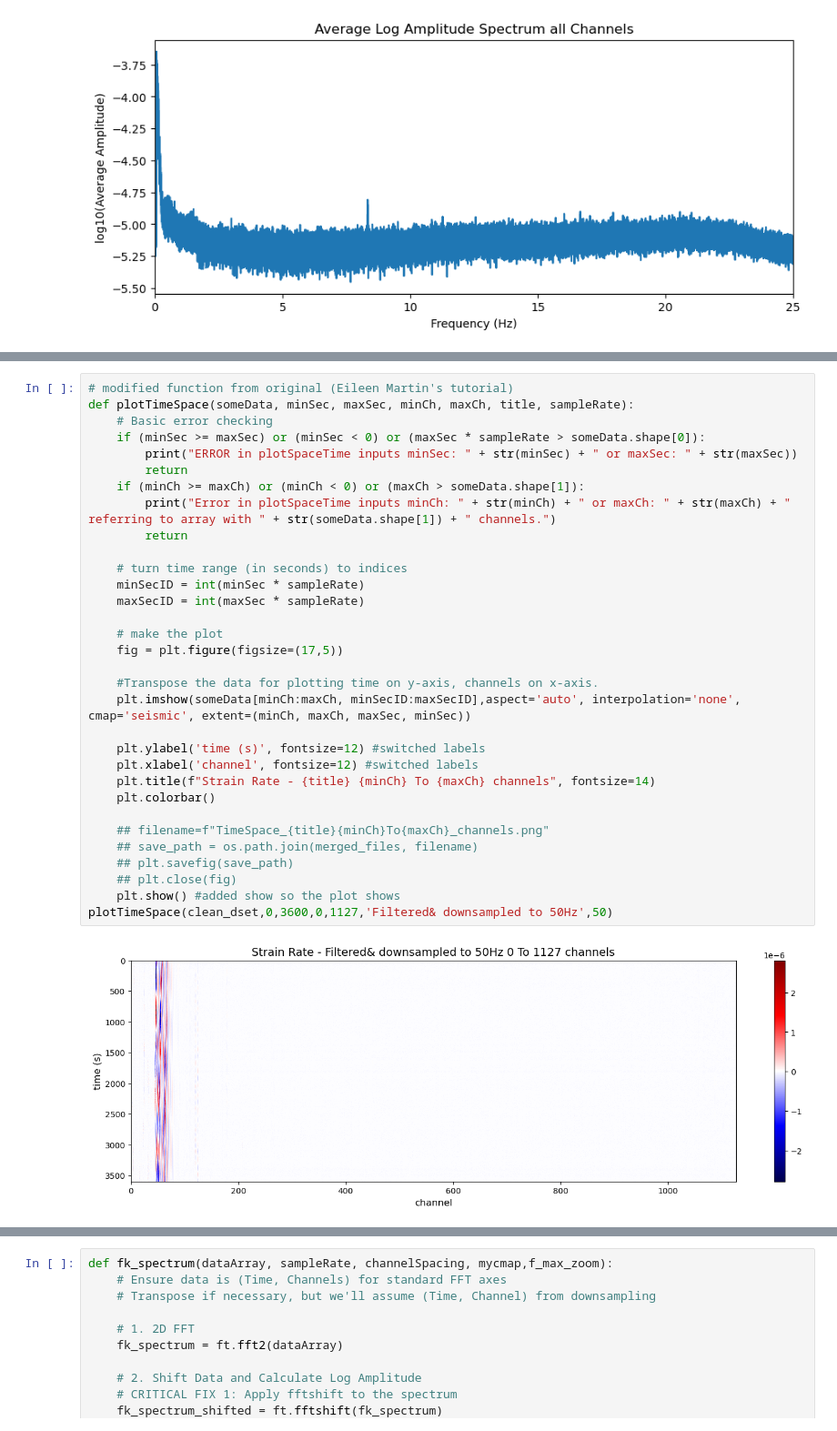
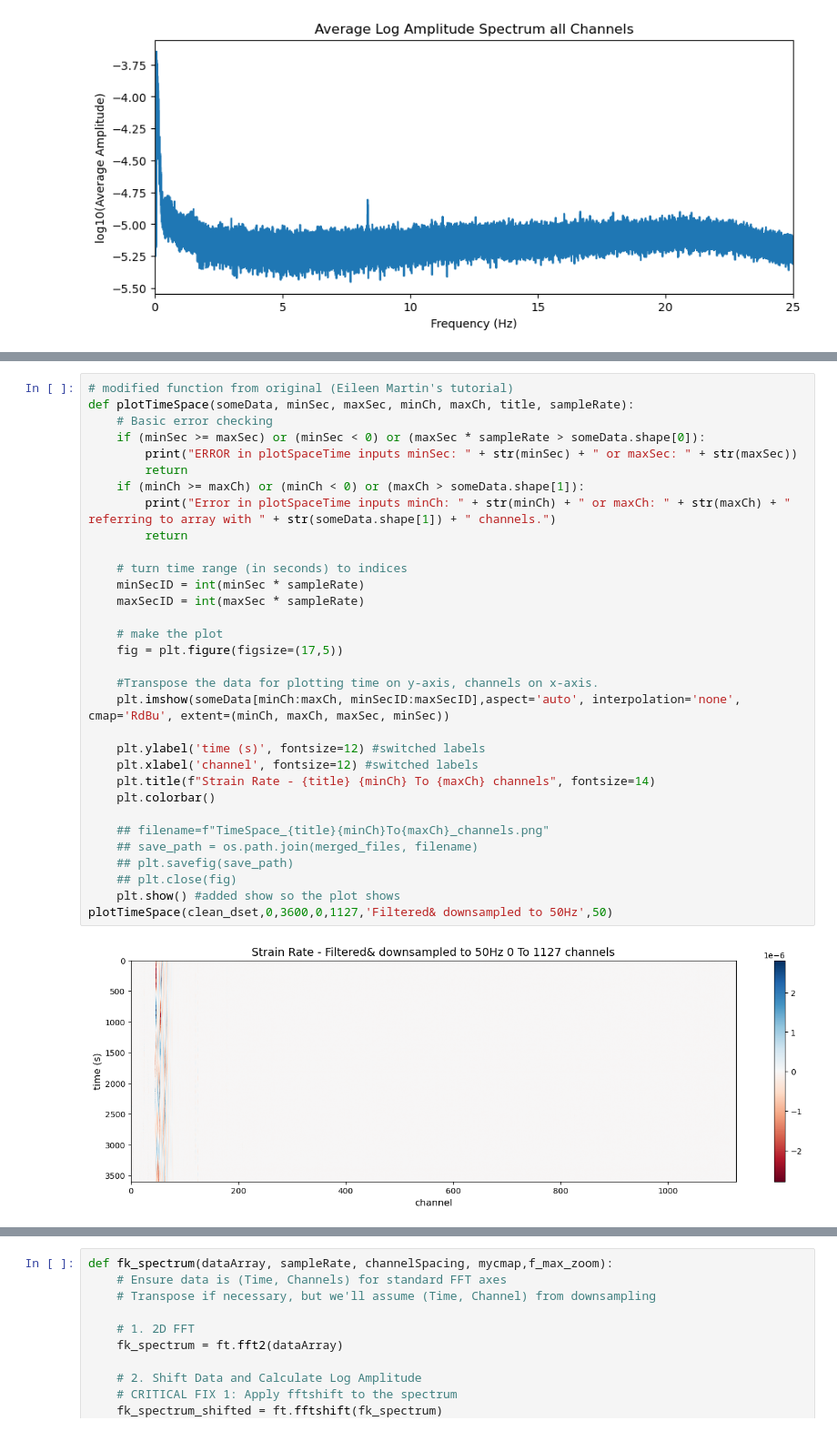
Before and after one commit to ippolyte/ocean-das-training, a Jupyter notebook: SUBMERSE_Copenhagen_HCMR.ipynb, the cells around one changed output, grey strips where cells are left out. Shown at 91% size. Saved outputs shown, nothing was run; the diff lists cells and outputs as text.

```diff
--- a/SUBMERSE_Copenhagen_HCMR.ipynb
+++ b/SUBMERSE_Copenhagen_HCMR.ipynb
@@ -330,35 +376,35 @@ clean_dset = dset[:,:-channel_crop]
 def plotTimeSpace(someData, minSec, maxSec, minCh, maxCh, title, sampleRate):
     # Basic error checking
     if (minSec >= maxSec) or (minSec < 0) or (maxSec * sampleRate > someData.shape[0]):
         print("ERROR in plotSpaceTime inputs minSec: " + str(minSec) + " or maxSec: " + str(maxSec))
         return
     if (minCh >= maxCh) or (minCh < 0) or (maxCh > someData.shape[1]):
         print("Error in plotSpaceTime inputs minCh: " + str(minCh) + " or maxCh: " + str(maxCh) + " referring to array with " + str(someData.shape[1]) + " channels.")
         return
 
     # turn time range (in seconds) to indices
     minSecID = int(minSec * sampleRate)
     maxSecID = int(maxSec * sampleRate)
 
     # make the plot
     fig = plt.figure(figsize=(17,5))
 
     #Transpose the data for plotting time on y-axis, channels on x-axis.
-    plt.imshow(someData[minCh:maxCh, minSecID:maxSecID],aspect='auto', interpolation='none', cmap='seismic', extent=(minCh, maxCh, maxSec, minSec))
+    plt.imshow(someData[minCh:maxCh, minSecID:maxSecID],aspect='auto', interpolation='none', cmap='RdBu', extent=(minCh, maxCh, maxSec, minSec))
 
     plt.ylabel('time (s)', fontsize=12) #switched labels
     plt.xlabel('channel', fontsize=12) #switched labels
     plt.title(f"Strain Rate - {title} {minCh} To {maxCh} channels", fontsize=14)
     plt.colorbar()
 
     ## filename=f"TimeSpace_{title}{minCh}To{maxCh}_channels.png"
     ## save_path = os.path.join(merged_files, filename)
     ## plt.savefig(save_path)
     ## plt.close(fig)
     plt.show() #added show so the plot shows
 plotTimeSpace(clean_dset,0,3600,0,1127,'Filtered& downsampled to 50Hz',50)
 # %% [output]
-[figure, old version]
+[figure, new version]
 # %%
 # Also from Eileen Martin's tutorial
 def plotArraySpec(dataArray, minSec, maxSec, minCh, maxCh, minFrq, maxFrq, sampleRate, title,  scale='linear'):
```
Also changed, not shown: parts of 19 cells of this notebook.
